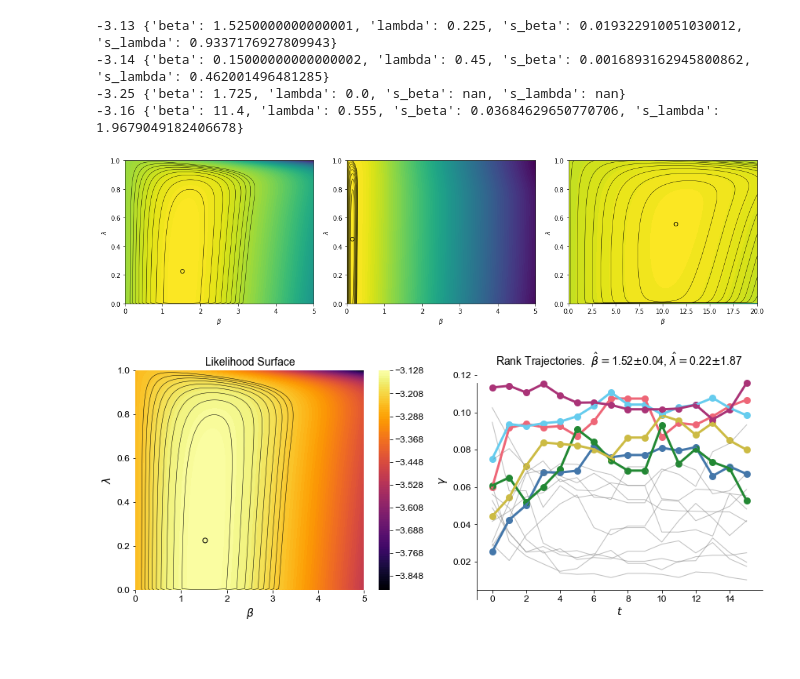
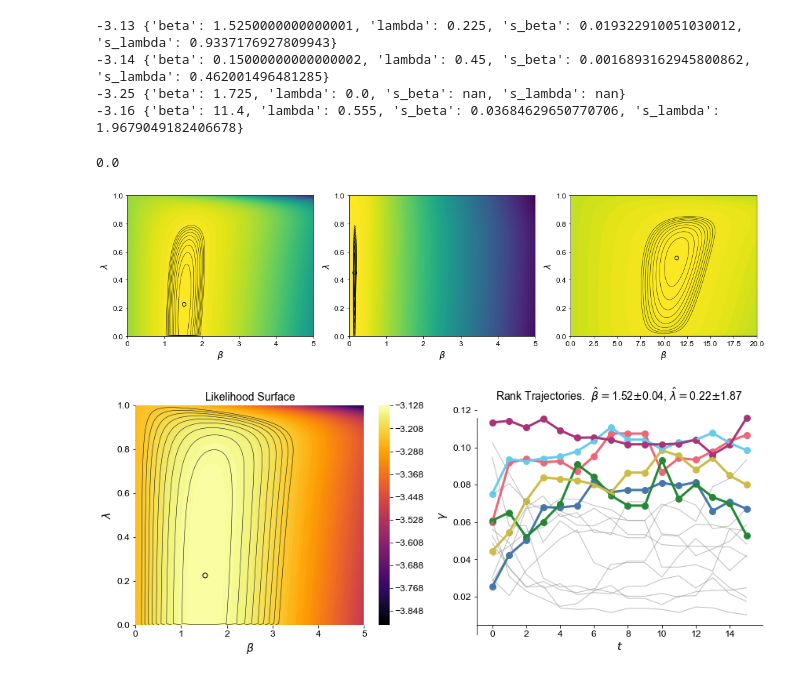
Before and after one commit to PhilChodrow/prestige_reinforcement, a Jupyter notebook: newcomb-frat.ipynb, the cells around one changed output. Saved outputs shown, nothing was run; the diff lists cells and outputs as text; code cells hidden in the pictures.

```diff
--- a/newcomb-frat.ipynb
+++ b/newcomb-frat.ipynb
@@ -55,6 +58,12 @@ for result in [sr, deg, uniform, pr]:
 -3.14 {'beta': 0.15000000000000002, 'lambda': 0.45, 's_beta': 0.0016893162945800862, 's_lambda': 0.462001496481285}
 -3.25 {'beta': 1.725, 'lambda': 0.0, 's_beta': nan, 's_lambda': nan}
 -3.16 {'beta': 11.4, 'lambda': 0.555, 's_beta': 0.03684629650770706, 's_lambda': 1.9679049182406678}
+# %%
+# p value for presence of reinforcement.
+
+1 - chi2.cdf(2*(sr['M'].max() - uniform['M'].max()), df = 2)
+# %% [output]
+0.0
 # %%
 fig, axarr = plt.subplots(1, 3, sharex = False, sharey = False, figsize = (15, 4))
 
@@ -65,35 +74,35 @@ for i in range(3):
     res = results[i]
 
     hat = estimation.get_estimates(res)
 
 #     fig = plt.figure(figsize = (5,4))
 #     ax = fig.add_subplot(111)
 
     M_ = res['M']
 
     xg, yg = np.meshgrid(res['BETA'], res['LAMBDA'])
 
     im = axarr[i].contourf(xg, yg, M_/n_obs, levels = 100)
     axarr[i].contour(xg, yg, M_/n_obs,
-               levels = np.linspace(M_.max()/n_obs - .1,
+               levels = np.linspace(M_.max()/n_obs - .01,
                                     M_.max()/n_obs, 10),
                linewidths = .5,
                colors = 'black',
                linestyles = 'solid')
 
 #     plt.colorbar(im)
 
     axarr[i].set(xlabel = r'$\beta$',
            ylabel = r'$\lambda$')
 
     beta_hat = hat['beta']
     lambda_hat = hat['lambda']
 
     axarr[i].scatter(beta_hat, lambda_hat, color = 'black', facecolor = 'None')
 
     plt.tight_layout()
 # %% [output]
-[figure, old version]
+[figure, new version]
 # %%
 hat = estimation.get_estimates(sr)
 
```
Also changed, not shown: parts of 1 cell of this notebook, 2 other files.
